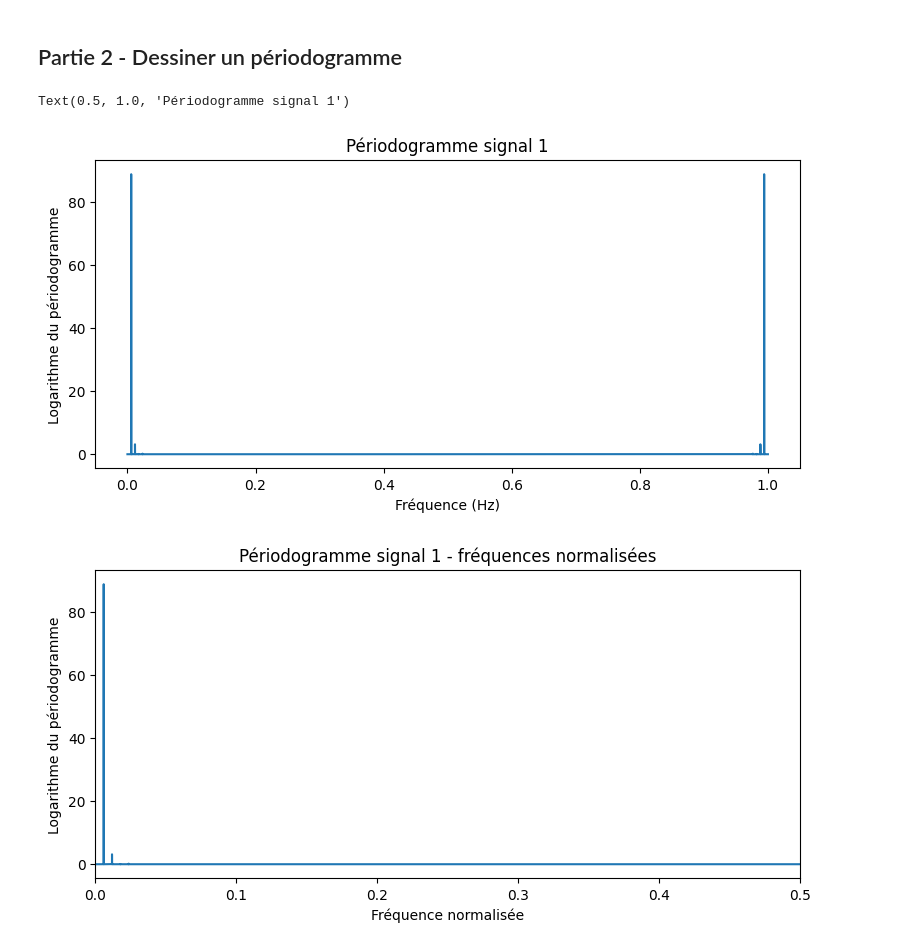
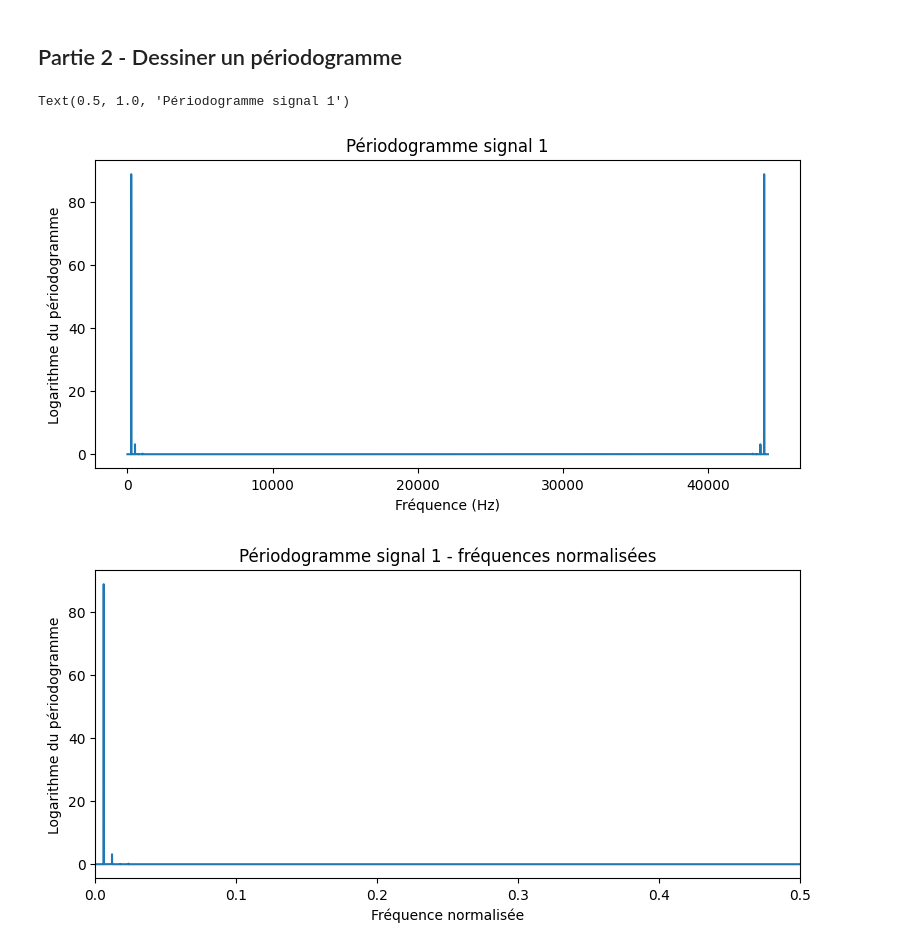
Before and after one commit to baptistejouin/IMACS3-TS-FFT, a Jupyter notebook: TP_FFT.ipynb, the cells around one changed output. Cells and saved outputs as stored; diff of their text form; code cells hidden in the pictures.

```diff
--- a/TP_FFT.ipynb
+++ b/TP_FFT.ipynb
@@ -103,19 +103,19 @@ On remarque que les deux parties sont stationnaires
 ## Partie 2 - Dessiner un périodogramme
 # %%
 fft_signal1 = fft(signal1)
-freq = np.linspace(0,1,Fe)
+freq = np.arange(0,N1)/N1 # <=> freq = np.linspace(0,1,Fe)
 I1 = np.abs(fft_signal1)**2/N1
 freq_normalisee = (freq - np.min(freq)) / (np.max(freq) - np.min(freq))
 
 plt.figure(2,figsize=(20,4))
 plt.subplot(121)
-plt.plot(freq, I1)
+plt.plot(freq*Fe, I1)
 plt.xlabel('Fréquence (Hz)')
 plt.ylabel('Logarithme du périodogramme')
 plt.title('Périodogramme signal 1')
 # %% [output]
 Text(0.5, 1.0, 'Périodogramme signal 1')
-[figure, old version]
+[figure, new version]
 # %%
 plt.figure(3,figsize=(20,4))
 plt.subplot(121)
```
Also changed, not shown: parts of 1 cell of this notebook.
